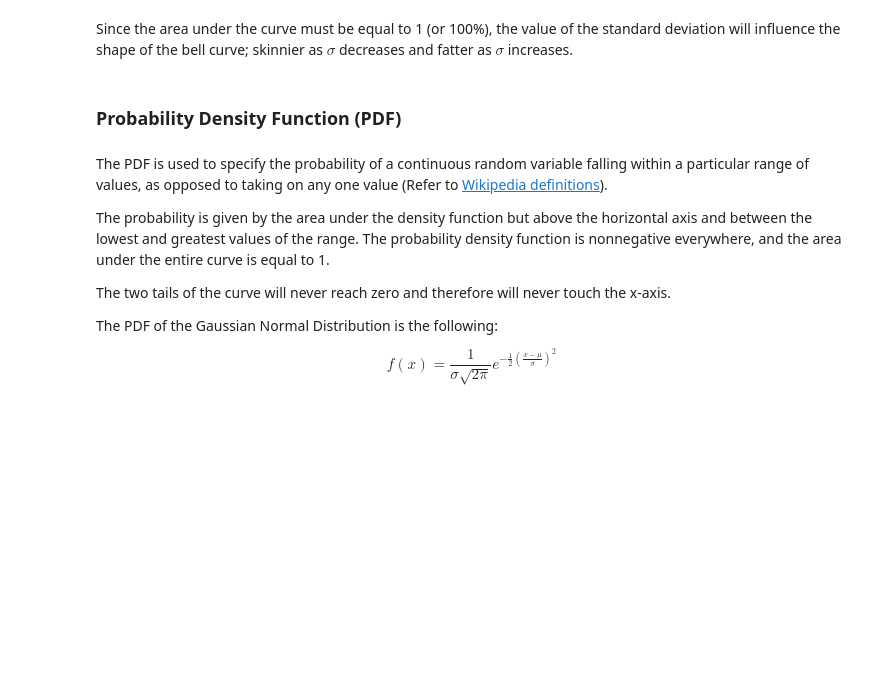
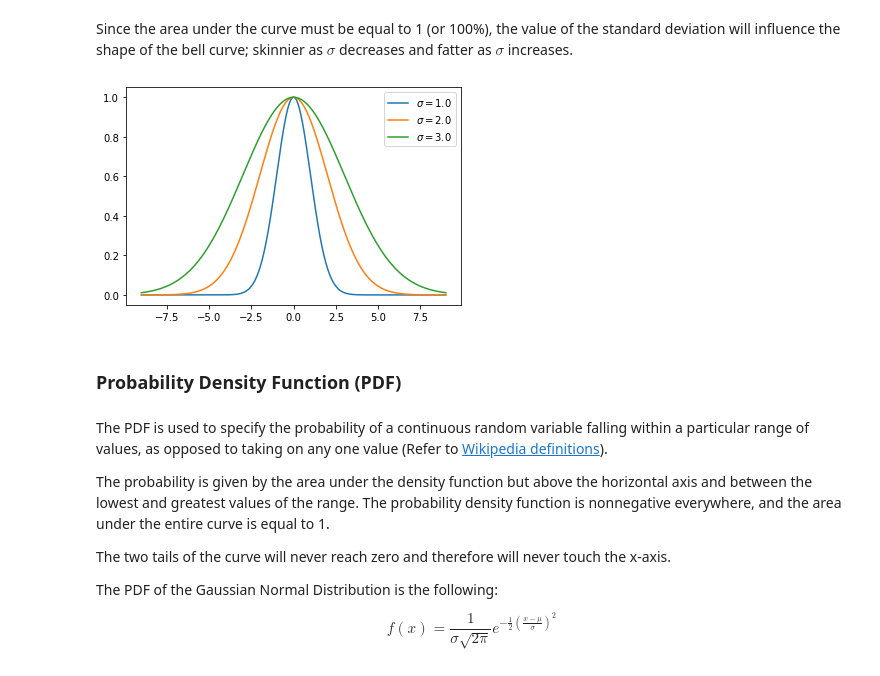
Before and after one commit to evaczeydapommersheim/Funddata---assessment, a Jupyter notebook: Normal Distribution/Normal_Distribution_Project_Winter 2022-23.ipynb, the cells around one changed output. Drawn from its saved outputs; the diff is of its cells as text; code cells hidden in the pictures; blank space fills up the shorter version.

```diff
--- a/Normal Distribution/Normal_Distribution_Project_Winter 2022-23.ipynb
+++ b/Normal Distribution/Normal_Distribution_Project_Winter 2022-23.ipynb
@@ -208,5 +218,15 @@ plt.legend();
 # %% [markdown]
 Since the area under the curve must be equal to 1 (or 100%), the value of the standard deviation will influence the shape of the bell curve; skinnier as $\sigma$ decreases and fatter as $\sigma$ increases.
+# %%
+# See example visualizing how the shape of the bell curve can vary as standard deviation changes:
+mu, sigma = 0.0, 3.0
+x = np.linspace(-9.0, 9.0, 1000)
+
+for sigma in [1.0, 2.0, 3.0]:
+    plt.plot(x, np.exp(-((x - mu)**2/(2 * sigma**2))), label = rf'$\sigma = {sigma}$')
+plt.legend();
+# %% [output]
+[figure, added]
 # %% [markdown]
 ### Probability Density Function (PDF)
 # %% [markdown]
```
Also changed, not shown: parts of 15 cells of this notebook, 1 other file.
